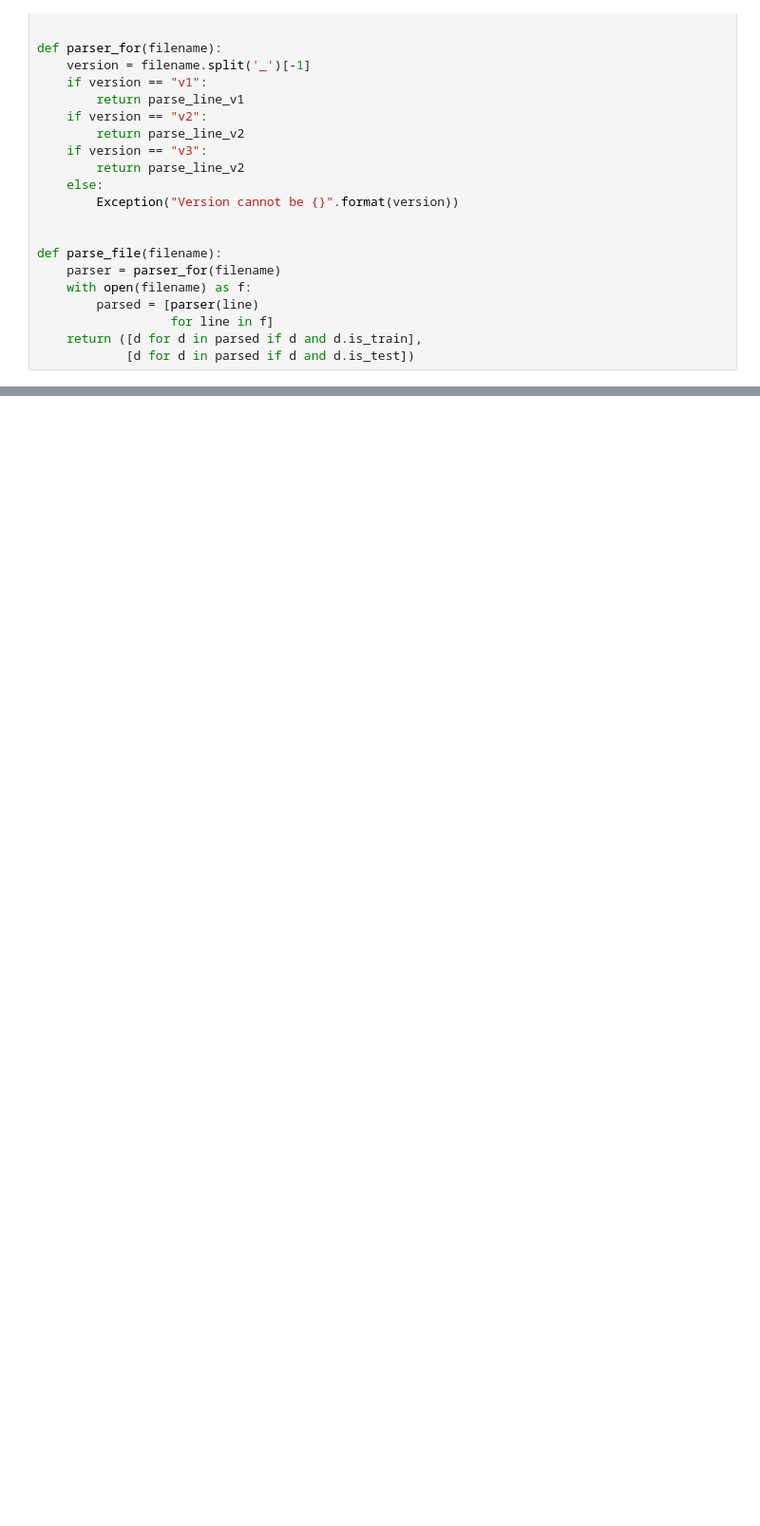
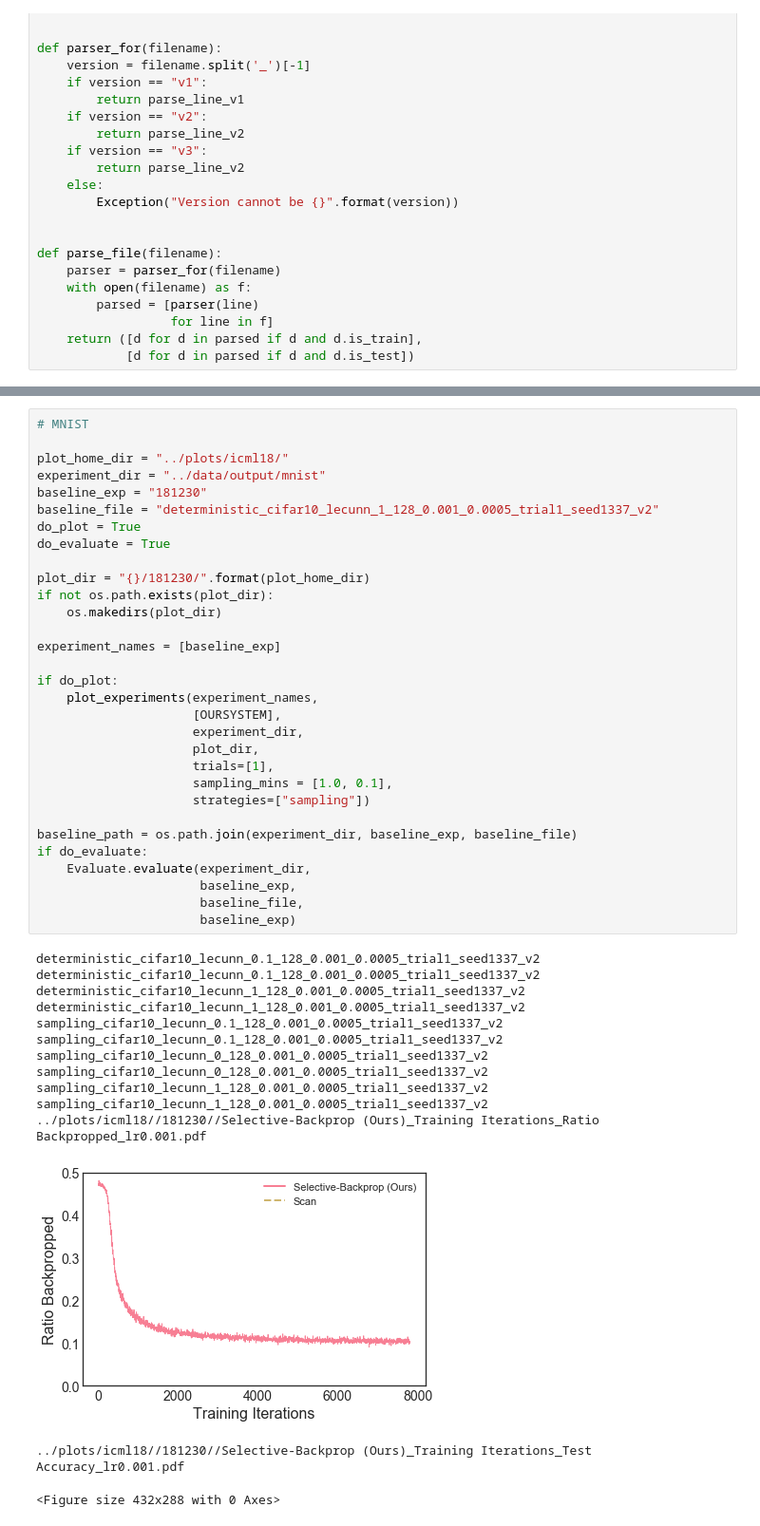
Before and after one commit to angelajiang/bias-in-datasets, a Jupyter notebook: active_learning/ipython/ICML18 plots.ipynb, the cells around one changed output, grey strips where cells are left out. Shown at 95% size. Drawn from its saved outputs; the diff is of its cells as text; blank space fills up the shorter version.

```diff
--- a/active_learning/ipython/ICML18 plots.ipynb
+++ b/active_learning/ipython/ICML18 plots.ipynb
@@ -375 +408,47 @@ def plot_percentiles(plot_dir, files, labels):
     write_file(subplot_dir)
+# %%
+# MNIST
+
+plot_home_dir = "../plots/icml18/"
+experiment_dir = "../data/output/mnist"
+baseline_exp = "181230"
+baseline_file = "deterministic_cifar10_lecunn_1_128_0.001_0.0005_trial1_seed1337_v2"
+do_plot = True
+do_evaluate = True
+
+plot_dir = "{}/181230/".format(plot_home_dir)
+if not os.path.exists(plot_dir):
+    os.makedirs(plot_dir)
+
+experiment_names = [baseline_exp]
+
+if do_plot:
+    plot_experiments(experiment_names,
+                     [OURSYSTEM],
+                     experiment_dir,
+                     plot_dir,
+                     trials=[1],
+                     sampling_mins = [1.0, 0.1],
+                     strategies=["sampling"])
+
+baseline_path = os.path.join(experiment_dir, baseline_exp, baseline_file)
+if do_evaluate:
+    Evaluate.evaluate(experiment_dir,
+                      baseline_exp,
+                      baseline_file,
+                      baseline_exp)
+# %% [output]
+deterministic_cifar10_lecunn_0.1_128_0.001_0.0005_trial1_seed1337_v2
+deterministic_cifar10_lecunn_0.1_128_0.001_0.0005_trial1_seed1337_v2
+deterministic_cifar10_lecunn_1_128_0.001_0.0005_trial1_seed1337_v2
+deterministic_cifar10_lecunn_1_128_0.001_0.0005_trial1_seed1337_v2
+sampling_cifar10_lecunn_0.1_128_0.001_0.0005_trial1_seed1337_v2
+sampling_cifar10_lecunn_0.1_128_0.001_0.0005_trial1_seed1337_v2
+sampling_cifar10_lecunn_0_128_0.001_0.0005_trial1_seed1337_v2
+sampling_cifar10_lecunn_0_128_0.001_0.0005_trial1_seed1337_v2
+sampling_cifar10_lecunn_1_128_0.001_0.0005_trial1_seed1337_v2
+sampling_cifar10_lecunn_1_128_0.001_0.0005_trial1_seed1337_v2
+../plots/icml18//181230//Selective-Backprop (Ours)_Training Iterations_Ratio Backpropped_lr0.001.pdf
+[figure, added]
+../plots/icml18//181230//Selective-Backprop (Ours)_Training Iterations_Test Accuracy_lr0.001.pdf
+<Figure size 432x288 with 0 Axes>
```
Also changed, not shown: parts of 17 cells of this notebook, 7 other files.
